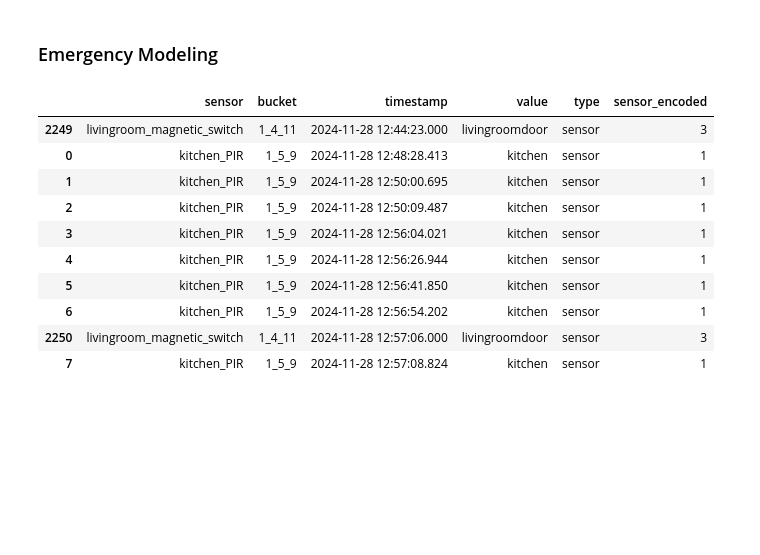
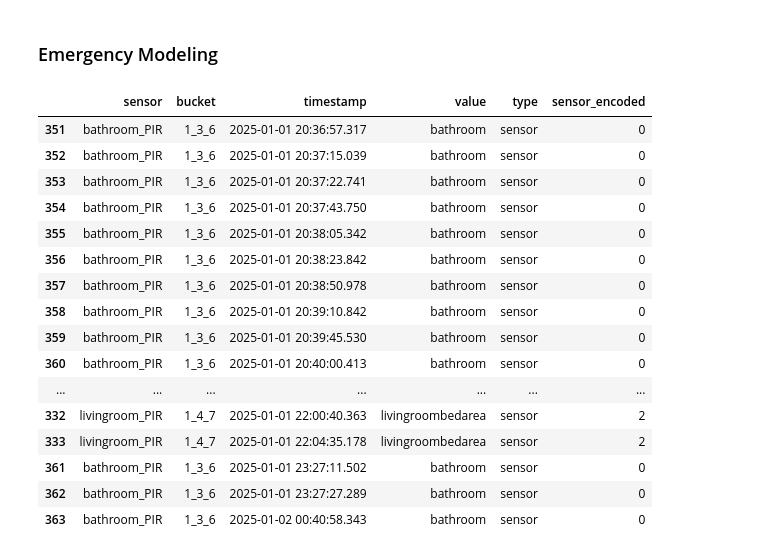
Before and after one commit to radovluk/sif, a Jupyter notebook: modeling/modeling.ipynb, the cells around one changed output. Cells and saved outputs as stored; diff of their text form; code cells hidden in the pictures; blank space fills up the shorter version.

```diff
--- a/modeling/modeling.ipynb
+++ b/modeling/modeling.ipynb
@@ -20,22 +20,28 @@ pd.set_option('display.max_columns', None)
 pd.set_option('display.max_colwidth', None)
 # %%
 # Fetch sensor data
-sensor_data = fetch_all_sensor_data(start_hours=24 * 7 * 5, interval_hours=24 * 7)
+sensor_data = fetch_all_sensor_data(start_hours=48, interval_hours=24)
 sensor_data_df = prepare_data_for_occupancy_model(sensor_data)
 # %%
-sensor_data_df.head(10)
+sensor_data_df.head(20)
 # %% [output]
 |  | sensor | bucket | timestamp | value | type | sensor_encoded |
-| 2249 | livingroom_magnetic_switch | 1_4_11 | 2024-11-28 12:44:23.000 | livingroomdoor | sensor | 3 |
-| 0 | kitchen_PIR | 1_5_9 | 2024-11-28 12:48:28.413 | kitchen | sensor | 1 |
-| 1 | kitchen_PIR | 1_5_9 | 2024-11-28 12:50:00.695 | kitchen | sensor | 1 |
-| 2 | kitchen_PIR | 1_5_9 | 2024-11-28 12:50:09.487 | kitchen | sensor | 1 |
-| 3 | kitchen_PIR | 1_5_9 | 2024-11-28 12:56:04.021 | kitchen | sensor | 1 |
-| 4 | kitchen_PIR | 1_5_9 | 2024-11-28 12:56:26.944 | kitchen | sensor | 1 |
-| 5 | kitchen_PIR | 1_5_9 | 2024-11-28 12:56:41.850 | kitchen | sensor | 1 |
-| 6 | kitchen_PIR | 1_5_9 | 2024-11-28 12:56:54.202 | kitchen | sensor | 1 |
-| 2250 | livingroom_magnetic_switch | 1_4_11 | 2024-11-28 12:57:06.000 | livingroomdoor | sensor | 3 |
-| 7 | kitchen_PIR | 1_5_9 | 2024-11-28 12:57:08.824 | kitchen | sensor | 1 |
+| 351 | bathroom_PIR | 1_3_6 | 2025-01-01 20:36:57.317 | bathroom | sensor | 0 |
+| 352 | bathroom_PIR | 1_3_6 | 2025-01-01 20:37:15.039 | bathroom | sensor | 0 |
+| 353 | bathroom_PIR | 1_3_6 | 2025-01-01 20:37:22.741 | bathroom | sensor | 0 |
+| 354 | bathroom_PIR | 1_3_6 | 2025-01-01 20:37:43.750 | bathroom | sensor | 0 |
+| 355 | bathroom_PIR | 1_3_6 | 2025-01-01 20:38:05.342 | bathroom | sensor | 0 |
+| 356 | bathroom_PIR | 1_3_6 | 2025-01-01 20:38:23.842 | bathroom | sensor | 0 |
+| 357 | bathroom_PIR | 1_3_6 | 2025-01-01 20:38:50.978 | bathroom | sensor | 0 |
+| 358 | bathroom_PIR | 1_3_6 | 2025-01-01 20:39:10.842 | bathroom | sensor | 0 |
+| 359 | bathroom_PIR | 1_3_6 | 2025-01-01 20:39:45.530 | bathroom | sensor | 0 |
+| 360 | bathroom_PIR | 1_3_6 | 2025-01-01 20:40:00.413 | bathroom | sensor | 0 |
+| ... | ... | ... | ... | ... | ... | ... |
+| 332 | livingroom_PIR | 1_4_7 | 2025-01-01 22:00:40.363 | livingroombedarea | sensor | 2 |
+| 333 | livingroom_PIR | 1_4_7 | 2025-01-01 22:04:35.178 | livingroombedarea | sensor | 2 |
+| 361 | bathroom_PIR | 1_3_6 | 2025-01-01 23:27:11.502 | bathroom | sensor | 0 |
+| 362 | bathroom_PIR | 1_3_6 | 2025-01-01 23:27:27.289 | bathroom | sensor | 0 |
+| 363 | bathroom_PIR | 1_3_6 | 2025-01-02 00:40:58.343 | bathroom | sensor | 0 |
 # %%
 sensor_data_df_aggregated = calculate_times_in_each_room(sensor_data_df) # It will also exclude door events after aggregation
 sensor_data_df_aggregated.head(10)
```
Also changed, not shown: parts of 15 cells of this notebook, 11 other files.
